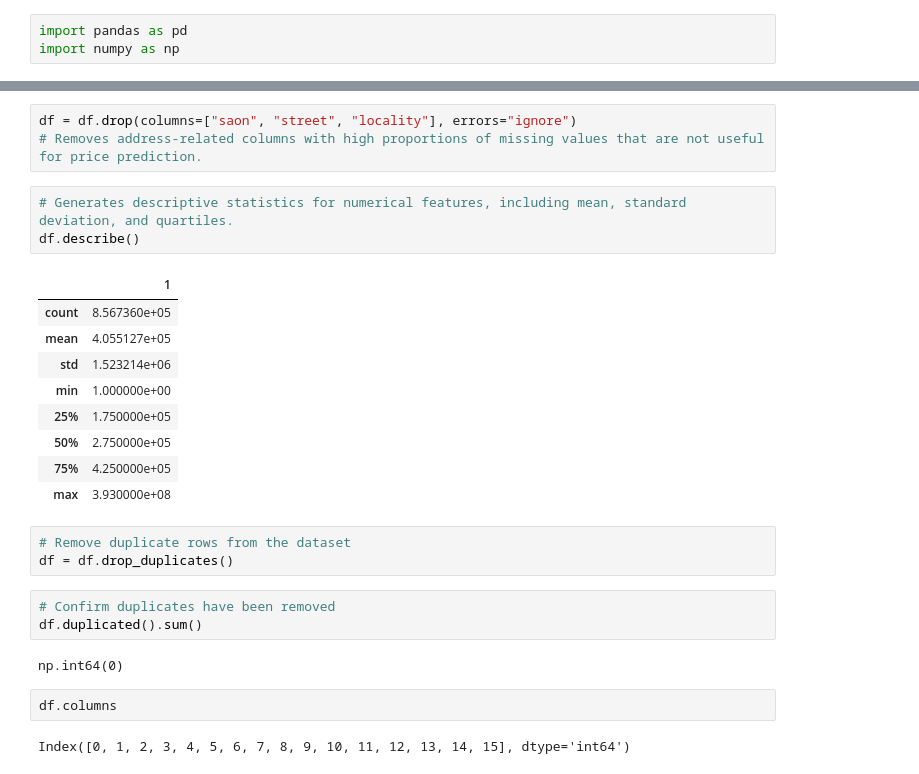
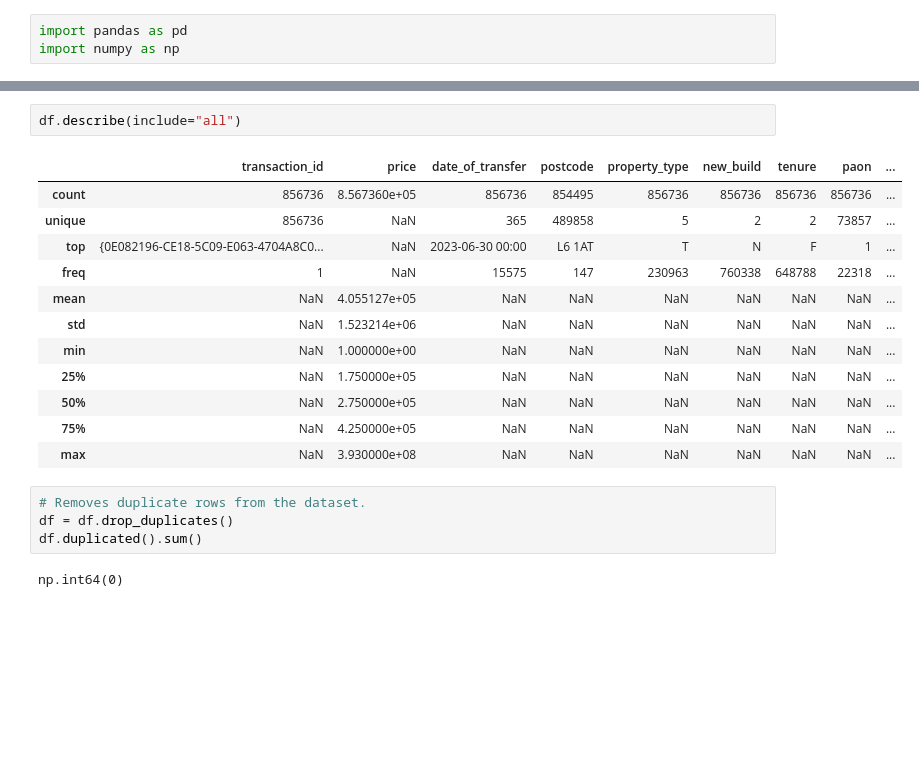
Before and after one commit to ArefeenSalim/COM6033_Assignment_1, a Jupyter notebook: notebook/Software_Artefact.ipynb, the cells around one changed output, grey strips where cells are left out. Cells and saved outputs as stored; diff of their text form; blank space fills up the shorter version.

Commit message:
finished the cleaning, and defining columns, applied ml algorithms

```diff
--- a/notebook/Software_Artefact.ipynb
+++ b/notebook/Software_Artefact.ipynb
@@ -83,28 +98,21 @@ Index(['price', 'date_of_transfer', 'property_type', 'new_build', 'tenure',
-# %%
-df = df.drop(columns=["saon", "street", "locality"], errors="ignore")
-# Removes address-related columns with high proportions of missing values that are not useful for price prediction.
-# %%
-# Generates descriptive statistics for numerical features, including mean, standard deviation, and quartiles.
-df.describe()
-# %% [output]
-|  | 1 |
-| count | 8.567360e+05 |
-| mean | 4.055127e+05 |
-| std | 1.523214e+06 |
-| min | 1.000000e+00 |
-| 25% | 1.750000e+05 |
-| 50% | 2.750000e+05 |
-| 75% | 4.250000e+05 |
-| max | 3.930000e+08 |
+# %%
+df.describe(include="all")
+# %% [output]
+|  | transaction_id | price | date_of_transfer | postcode | property_type | new_build | tenure | paon | ... |
+| count | 856736 | 8.567360e+05 | 856736 | 854495 | 856736 | 856736 | 856736 | 856736 | ... |
+| unique | 856736 | NaN | 365 | 489858 | 5 | 2 | 2 | 73857 | ... |
+| top | {0E082196-CE18-5C09-E063-4704A8C0... | NaN | 2023-06-30 00:00 | L6 1AT | T | N | F | 1 | ... |
+| freq | 1 | NaN | 15575 | 147 | 230963 | 760338 | 648788 | 22318 | ... |
+| mean | NaN | 4.055127e+05 | NaN | NaN | NaN | NaN | NaN | NaN | ... |
+| std | NaN | 1.523214e+06 | NaN | NaN | NaN | NaN | NaN | NaN | ... |
+| min | NaN | 1.000000e+00 | NaN | NaN | NaN | NaN | NaN | NaN | ... |
+| 25% | NaN | 1.750000e+05 | NaN | NaN | NaN | NaN | NaN | NaN | ... |
+| 50% | NaN | 2.750000e+05 | NaN | NaN | NaN | NaN | NaN | NaN | ... |
+| 75% | NaN | 4.250000e+05 | NaN | NaN | NaN | NaN | NaN | NaN | ... |
+| max | NaN | 3.930000e+08 | NaN | NaN | NaN | NaN | NaN | NaN | ... |
 # %%
-# Remove duplicate rows from the dataset
+# Removes duplicate rows from the dataset.
 df = df.drop_duplicates()
+df.duplicated().sum()
+# %% [output]
+np.int64(0)
-# %%
-# Confirm duplicates have been removed
-df.duplicated().sum()
-# %% [output]
-np.int64(0)
-# %%
-df.columns
-# %% [output]
-Index([0, 1, 2, 3, 4, 5, 6, 7, 8, 9, 10, 11, 12, 13, 14, 15], dtype='int64')
```
Also changed, not shown: parts of 32 cells of this notebook.
